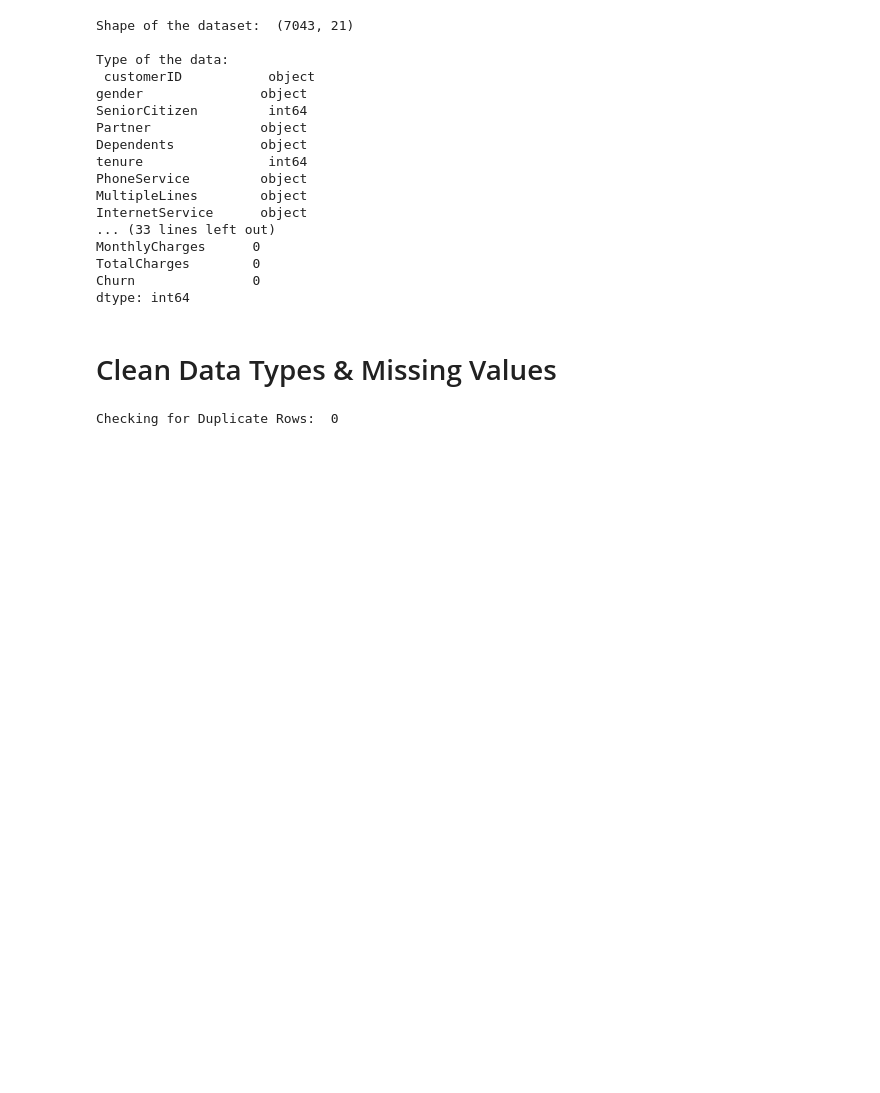
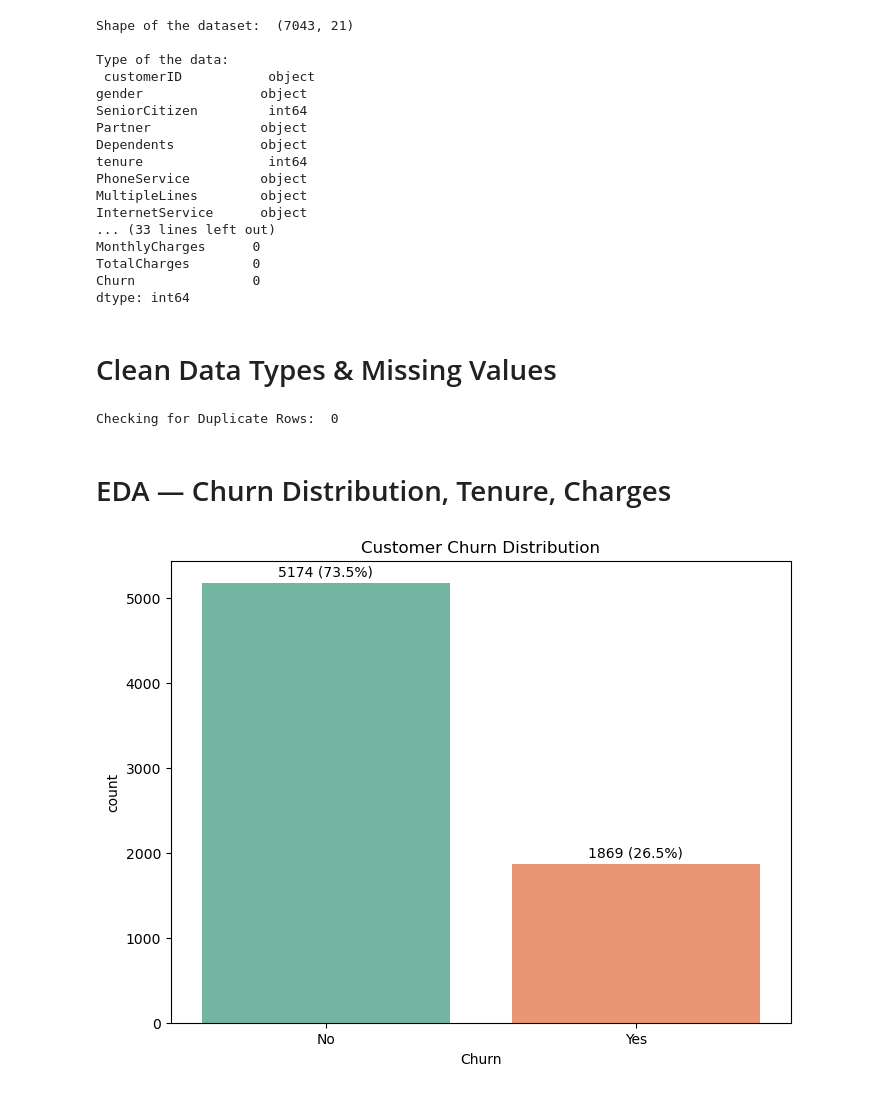
Before and after one commit to Chandu1613/data-prep-telco-churn, a Jupyter notebook: notebooks/data_cleaning_preprocessing.ipynb, the cells around one changed output. Saved outputs shown, nothing was run; the diff lists cells and outputs as text; code cells hidden in the pictures; blank space fills up the shorter version.

Commit message:
EDA for churn, tenure, and charges. Plots saved in output folder

```diff
--- a/notebooks/data_cleaning_preprocessing.ipynb
+++ b/notebooks/data_cleaning_preprocessing.ipynb
@@ -49,3 +49,27 @@ print("\nChecking for Duplicate Rows: ", df.duplicated().sum())
 df.drop(columns='customerID', inplace=True)
 # %% [output]
 Checking for Duplicate Rows:  0
+# %% [markdown]
+# EDA — Churn Distribution, Tenure, Charges
+# %%
+import matplotlib.pyplot as plt
+import seaborn as sns
+import os
+
+os.makedirs('..\output', exist_ok=True)
+
+# Churn Distribution
+plt.figure(figsize=(8, 6))
+ax = sns.countplot(x='Churn', data=df, palette='Set2',hue='Churn')
+plt.title('Customer Churn Distribution')
+
+for bar in ax.patches:
+    count = int(bar.get_height())
+    percentage = count / len(df) * 100
+    ax.text(bar.get_x() + bar.get_width()/2, count+50, f'{count} ({percentage:.1f}%)',
+            ha='center', va='bottom')
+
+plt.savefig('..\\output\\churn_distribution.png')
+plt.show()
+# %% [output]
+[figure, added]
```
Also changed, not shown: parts of 2 cells of this notebook, 4 other files.
